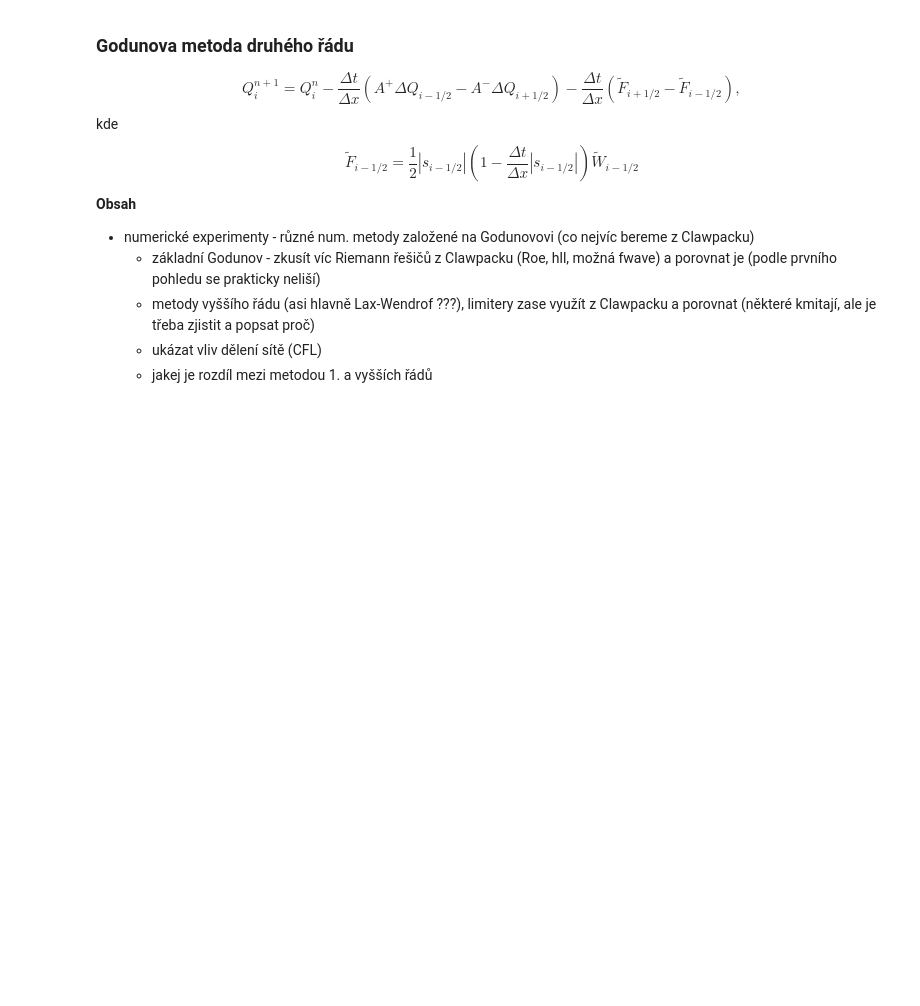
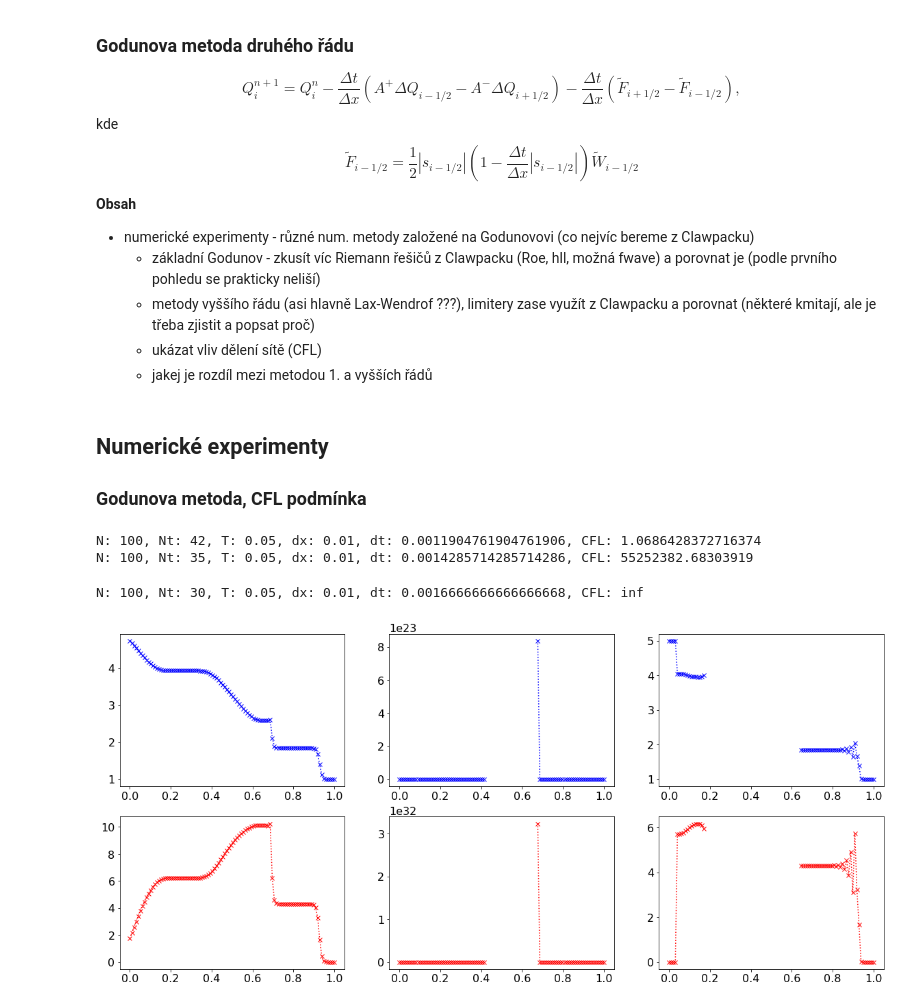
Before and after one commit to honzapulpan/fav-SNM2, a Jupyter notebook: SNM2-semestrálka.ipynb, the cells around one changed output. Saved outputs shown, nothing was run; the diff lists cells and outputs as text; code cells hidden in the pictures; blank space fills up the shorter version.

Commit message:
Numerické experimenty 1

```diff
--- a/SNM2-semestrálka.ipynb
+++ b/SNM2-semestrálka.ipynb
@@ -72,3 +72,11 @@ __Obsah__
     - metody vyššího řádu (asi hlavně Lax-Wendrof ???), limitery zase využít z Clawpacku a porovnat (některé kmitají, ale je třeba zjistit a popsat proč)
     - ukázat vliv dělení sítě (CFL)
     - jakej je rozdíl mezi metodou 1. a vyšších řádů
+# %%
+import numpy as np
+import matplotlib.pyplot as plt
+import tvd
+from riemann import shallow_roe_1D, shallow_hll_1D
+
+plt.rcParams["figure.figsize"] = (20,9)
+plt.rcParams['font.size'] = '16'
@@ -74,0 +205,24 @@ __Obsah__
+# %% [markdown]
+## Numerické experimenty
+### Godunova metoda, CFL podmínka
+# %%
+# 1st order, Roe Riemann solver
+Nt = [42, 35, 30]
+for i in range(3):
+    N = 100;
+    Q = shallow_ic(N, 2)
+    Q_roe, x = shallow_sol(Q,
+                    N = N,
+                    Nt = Nt[i],
+                    riemann_solver=shallow_roe_1D,
+                    plot_sol=False)
+    plt.subplot(2, 3, i+1)
+    plt.plot(x, Q_roe[0,:], 'bx:')
+    plt.subplot(2, 3, i+4)
+    plt.plot(x, Q_roe[1,:], 'rx:')
+plt.show()
+# %% [output]
+N: 100, Nt: 42, T: 0.05, dx: 0.01, dt: 0.0011904761904761906, CFL: 1.0686428372716374
+N: 100, Nt: 35, T: 0.05, dx: 0.01, dt: 0.0014285714285714286, CFL: 55252382.68303919
+N: 100, Nt: 30, T: 0.05, dx: 0.01, dt: 0.0016666666666666668, CFL: inf
+[figure, added]
```
Also changed, not shown: parts of 7 cells of this notebook, 3 other files.
